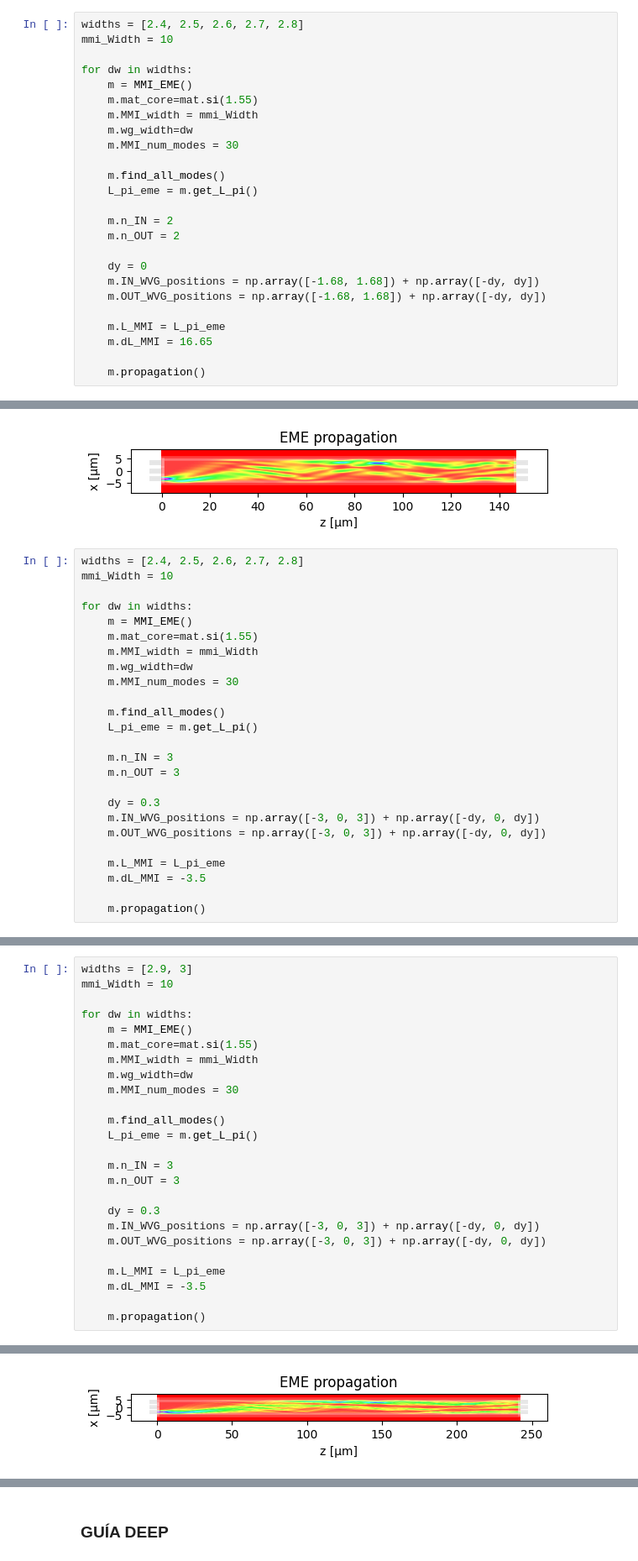
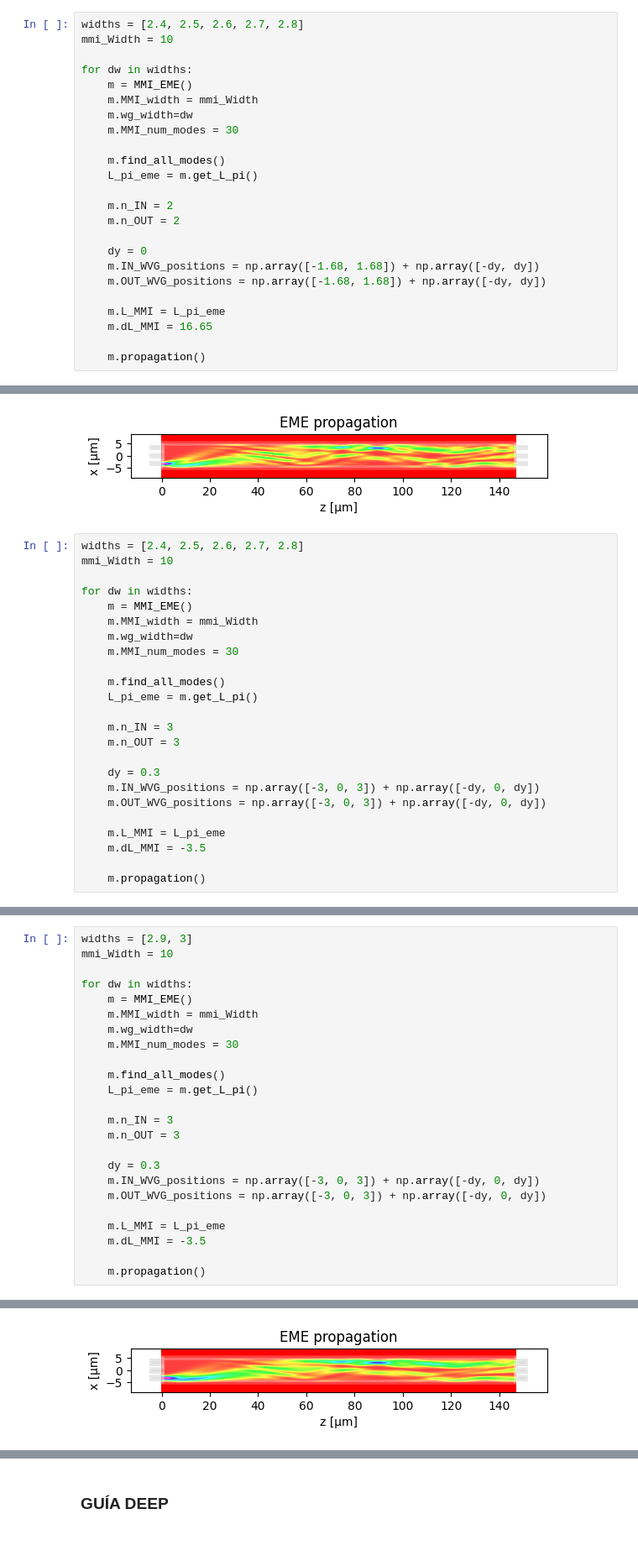
Before and after one commit to mromgar1/pic-upv-lab5-finalproject, a Jupyter notebook: FINAL_PROJECT_DEEP_SIN.ipynb, the cells around one changed output, grey strips where cells are left out. Shown at 84% size. Cells and saved outputs as stored; diff of their text form.

```diff
--- a/FINAL_PROJECT_DEEP_SIN.ipynb
+++ b/FINAL_PROJECT_DEEP_SIN.ipynb
@@ -306,7 +306,6 @@ mmi_Width = 10
 
 for dw in widths:
     m = MMI_EME()
-    m.mat_core=mat.si(1.55)
     m.MMI_width = mmi_Width
     m.wg_width=dw
     m.MMI_num_modes = 30
@@ -484,7 +486,6 @@ mmi_Width = 10
 
 for dw in widths:
     m = MMI_EME()
-    m.mat_core=mat.si(1.55)
     m.MMI_width = mmi_Width
     m.wg_width=dw
     m.MMI_num_modes = 30
@@ -575,7 +576,6 @@ mmi_Width = 10
 
 for dw in widths:
     m = MMI_EME()
-    m.mat_core=mat.si(1.55)
     m.MMI_width = mmi_Width
     m.wg_width=dw
     m.MMI_num_modes = 30
@@ -622 +622 @@ Ratio over OUTs ['0.3358', '0.3240', '0.3402']
-[figure, old version]
+[figure, new version]
```
Also changed, not shown: parts of 3 cells of this notebook, 1 other file.
